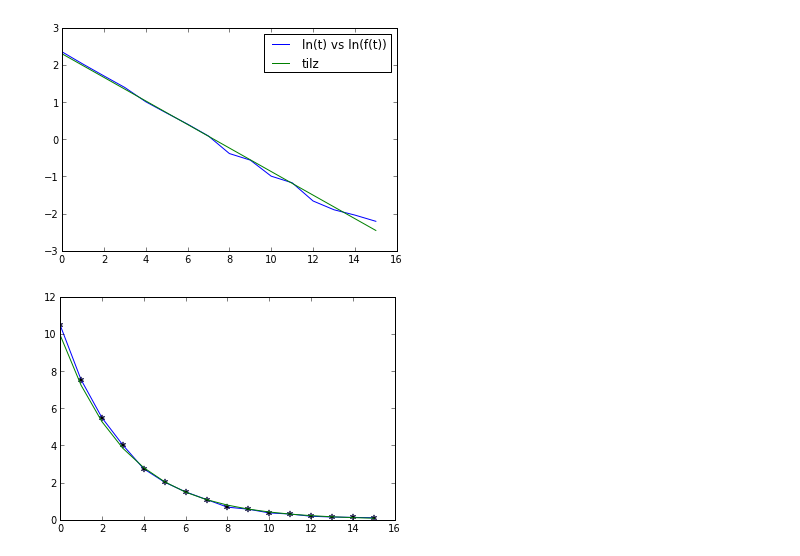
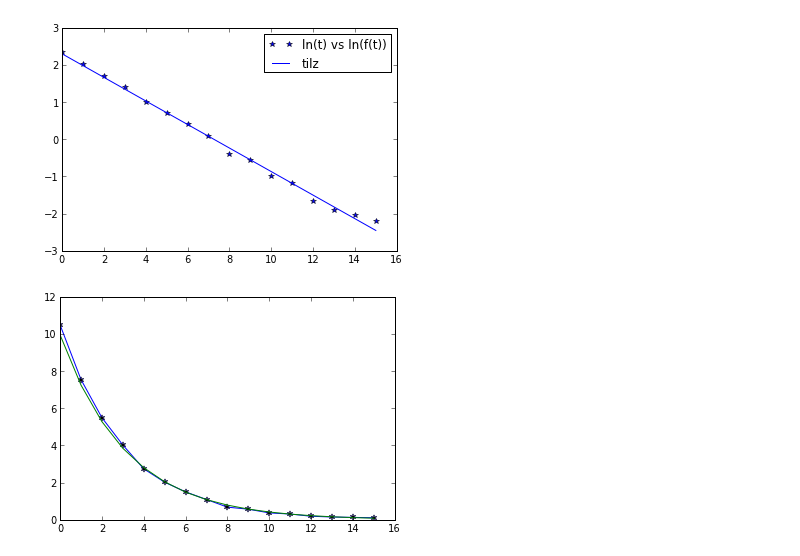
Before and after one commit to mattyuiop/PHYS202-S13, a Jupyter notebook: Week10/LinearRegressionandGenericCurves.ipynb, the cells around one changed output. Cells and saved outputs as stored; diff of their text form; code cells hidden in the pictures.

```diff
--- a/Week10/LinearRegressionandGenericCurves.ipynb
+++ b/Week10/LinearRegressionandGenericCurves.ipynb
@@ -1,17 +1,17 @@
 # %%
 h = loadtxt('radioactivedecay.dat')
 import CurveFitting as cf
 #plot(h[:,1],h[:,0], 'b*',label = r'raw Data')
-plot((h[:,0]),log(h[:,1]), label = 'ln(t) vs ln(f(t))')
+plot((h[:,0]),log(h[:,1]),'b*', label = 'ln(t) vs ln(f(t))')
 m,b,delm,delb = cf.LinearLeastSquaresFit((h[:,0]),log(h[:,1]))
 fit = lambda x: m*x+b
 em,deltm,be,deltb = str(m),str(delm),str(b),str(delb)
 #tilz = r"$ fit: y = (% ±  %) x + (%  ±  %)$" % (m,delm,b,delb)
 plot((h[:,0]), fit((h[:,0])), label = 'tilz')
 legend()
 show()
 # %% [output]
-[figure, old version]
+[figure, new version]
 # %%
 exfit = lambda x: (e**(m*x))* e**b
 
```
Also changed, not shown: parts of 4 cells of this notebook, 2 other files.
